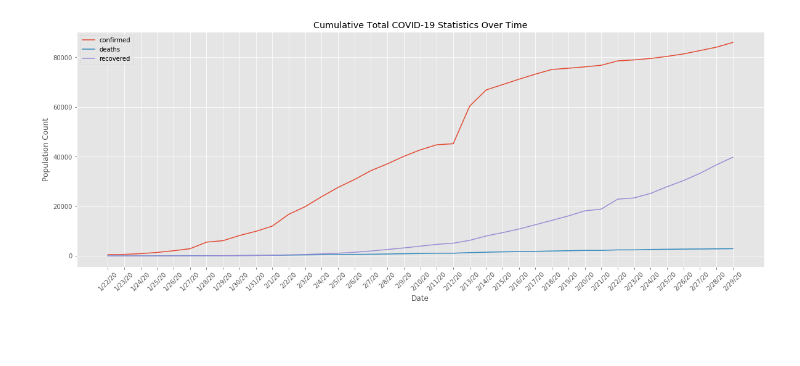
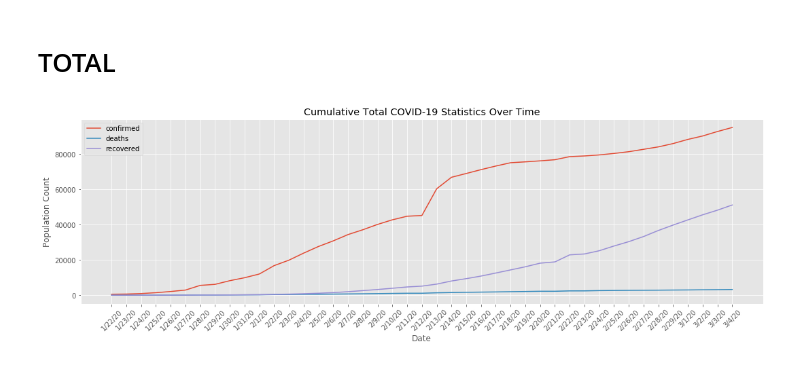
Before and after one commit to shawnmittal/covid_19_exploration, a Jupyter notebook: covid_19_exploration.ipynb, the cells around one changed output. Drawn from its saved outputs; the diff is of its cells as text; code cells hidden in the pictures; blank space fills up the shorter version.

```diff
--- a/covid_19_exploration.ipynb
+++ b/covid_19_exploration.ipynb
@@ -71,11 +84,13 @@ def diff_plot(dataframes, labels, size=[20,10]):
 # %%
 confirmed, deaths, recovered = import_covid19_data()
+# %% [markdown]
+# TOTAL
 # %%
 cumsum_timeseries_plot([confirmed.loc[:,"1/22/20":],
                         deaths.loc[:,"1/22/20":],
                         recovered.loc[:,"1/22/20":]],
                         ["confirmed", "deaths", "recovered"],
-                        [20,7])
+                        [18,5])
 plt.title("Cumulative Total COVID-19 Statistics Over Time");
 # %% [output]
-[figure, old version]
+[figure, new version]
```
Also changed, not shown: parts of 12 cells of this notebook.
